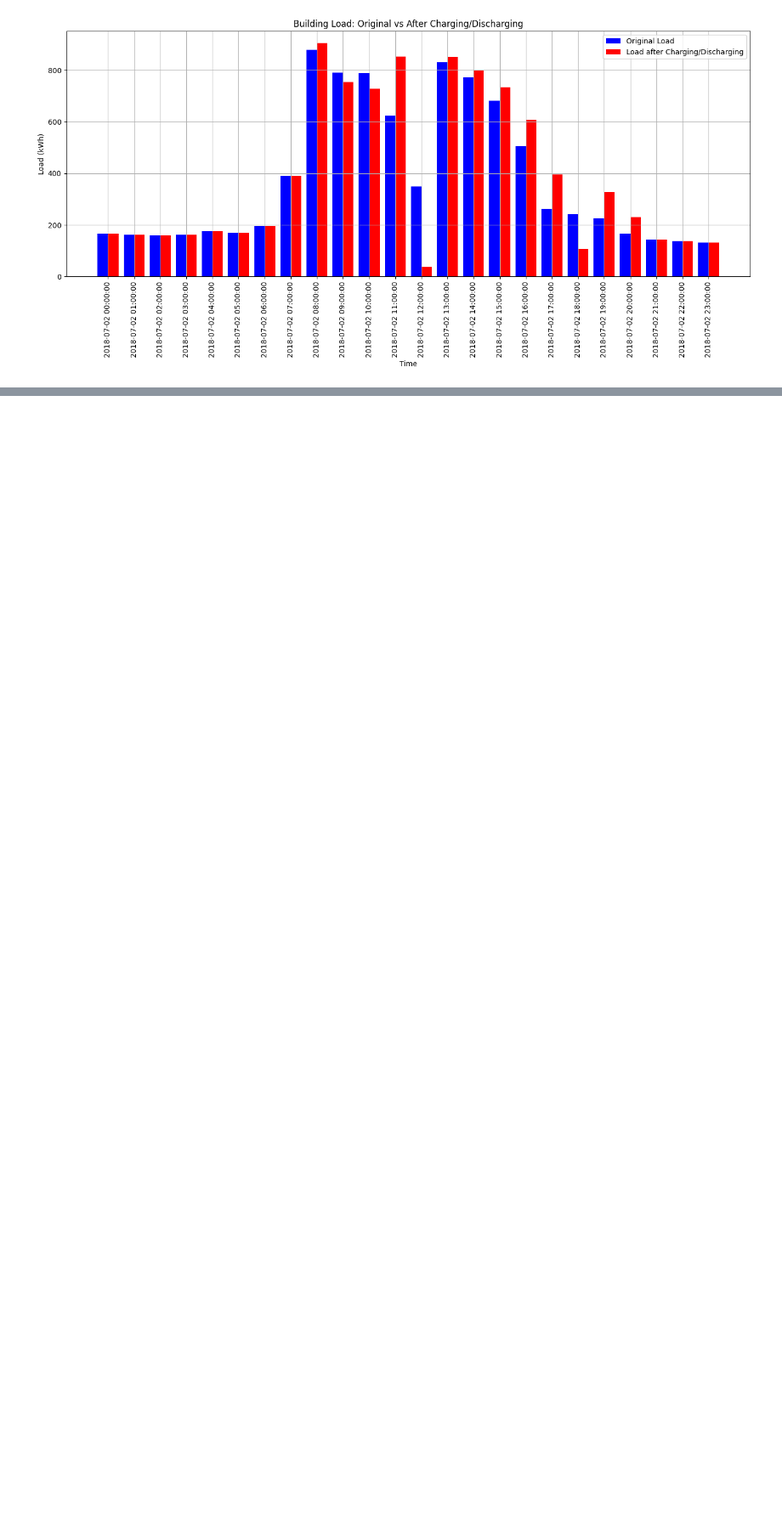
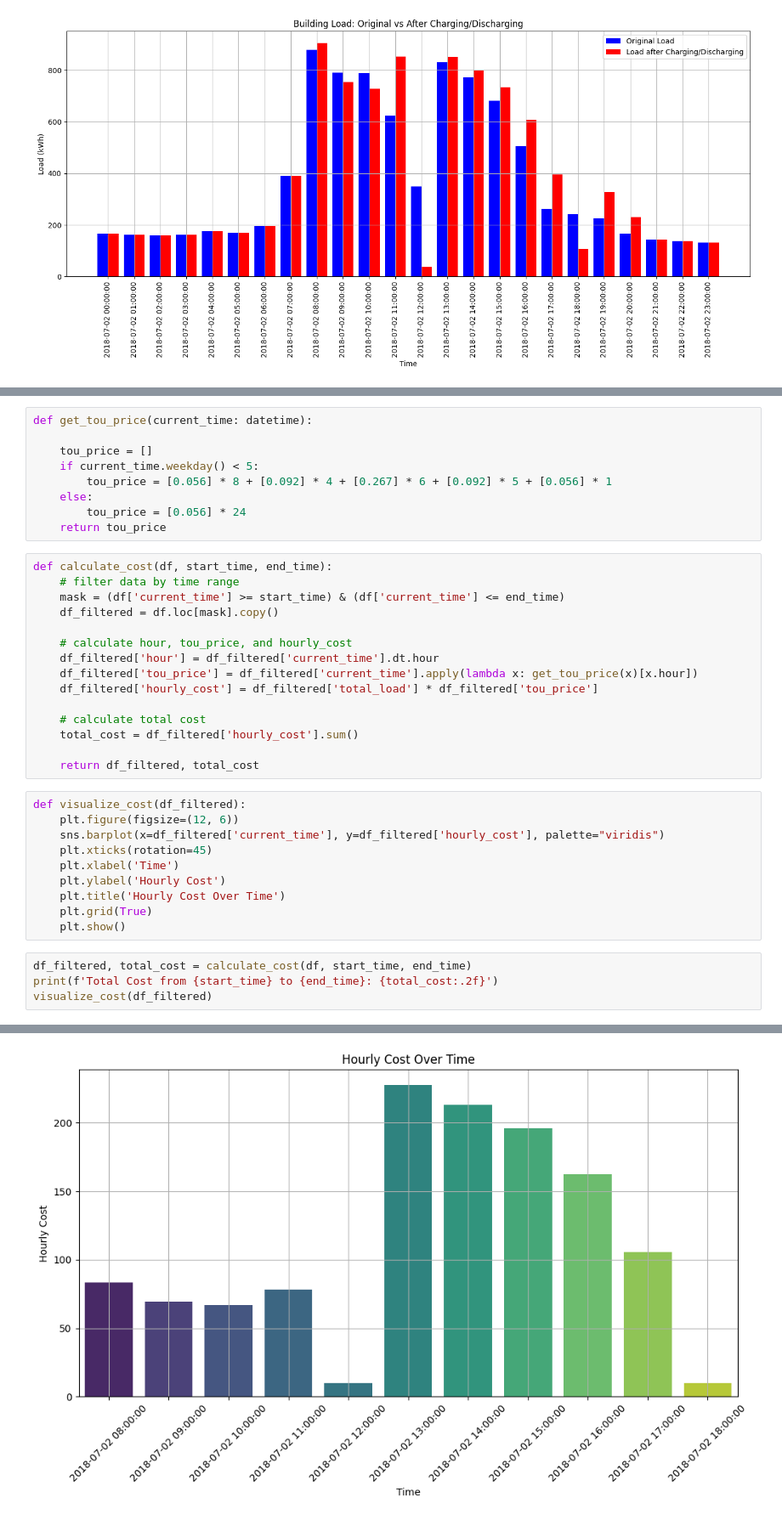
Before and after one commit to carlwang49/MY_WORK, a Jupyter notebook: Evaluation.ipynb, the cells around one changed output, grey strips where cells are left out. Shown at 85% size. Saved outputs shown, nothing was run; the diff lists cells and outputs as text; blank space fills up the shorter version.

```diff
--- a/Evaluation.ipynb
+++ b/Evaluation.ipynb
@@ -111,0 +147,39 @@ plot_load_history(file_path, start_date, end_date)
+# %%
+def get_tou_price(current_time: datetime):
+
+    tou_price = []
+    if current_time.weekday() < 5:
+        tou_price = [0.056] * 8 + [0.092] * 4 + [0.267] * 6 + [0.092] * 5 + [0.056] * 1
+    else:
+        tou_price = [0.056] * 24
+    return tou_price
+# %%
+def calculate_cost(df, start_time, end_time):
+    # filter data by time range
+    mask = (df['current_time'] >= start_time) & (df['current_time'] <= end_time)
+    df_filtered = df.loc[mask].copy()
+
+    # calculate hour, tou_price, and hourly_cost
+    df_filtered['hour'] = df_filtered['current_time'].dt.hour
+    df_filtered['tou_price'] = df_filtered['current_time'].apply(lambda x: get_tou_price(x)[x.hour])
+    df_filtered['hourly_cost'] = df_filtered['total_load'] * df_filtered['tou_price']
+
+    # calculate total cost
+    total_cost = df_filtered['hourly_cost'].sum()
+
+    return df_filtered, total_cost
+# %%
+def visualize_cost(df_filtered):
+    plt.figure(figsize=(12, 6))
+    sns.barplot(x=df_filtered['current_time'], y=df_filtered['hourly_cost'], palette="viridis")
+    plt.xticks(rotation=45)
+    plt.xlabel('Time')
+    plt.ylabel('Hourly Cost')
+    plt.title('Hourly Cost Over Time')
+    plt.grid(True)
+    plt.show()
+# %%
+df_filtered, total_cost = calculate_cost(df, start_time, end_time)
+print(f'Total Cost from {start_time} to {end_time}: {total_cost:.2f}')
+visualize_cost(df_filtered)
+# %% [output]
@@ -111,0 +187 @@ plot_load_history(file_path, start_date, end_date)
+[figure, added]
```
Also changed, not shown: parts of 13 cells of this notebook.
